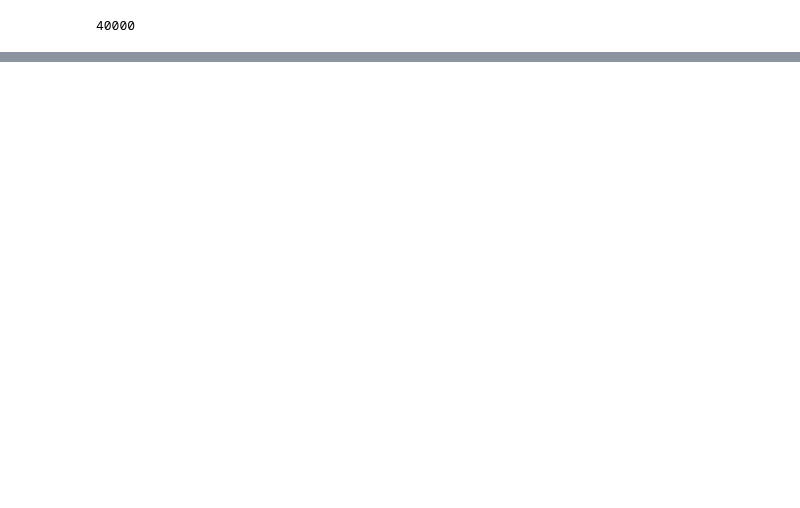
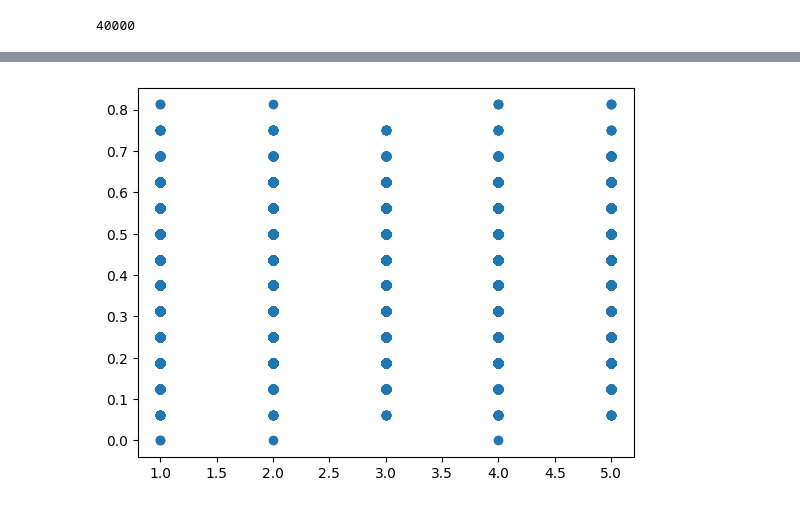
Before and after one commit to ssip-hack/ssip-hack-2022, a Jupyter notebook: main/final_regression.ipynb, the cells around one changed output, grey strips where cells are left out. Saved outputs shown, nothing was run; the diff lists cells and outputs as text; code cells hidden in the pictures; blank space fills up the shorter version.

```diff
--- a/main/final_regression.ipynb
+++ b/main/final_regression.ipynb
@@ -142,0 +127,9 @@ Name: dropout, dtype: float64
+# %%
+import matplotlib.pyplot as plt
+X = df['age_group'].values
+Y = df['dropout'].values
+
+plt.scatter(X, Y)
+plt.show()
+# %% [output]
+[figure, added]
```
Also changed, not shown: parts of 13 cells of this notebook, 6 other files.
